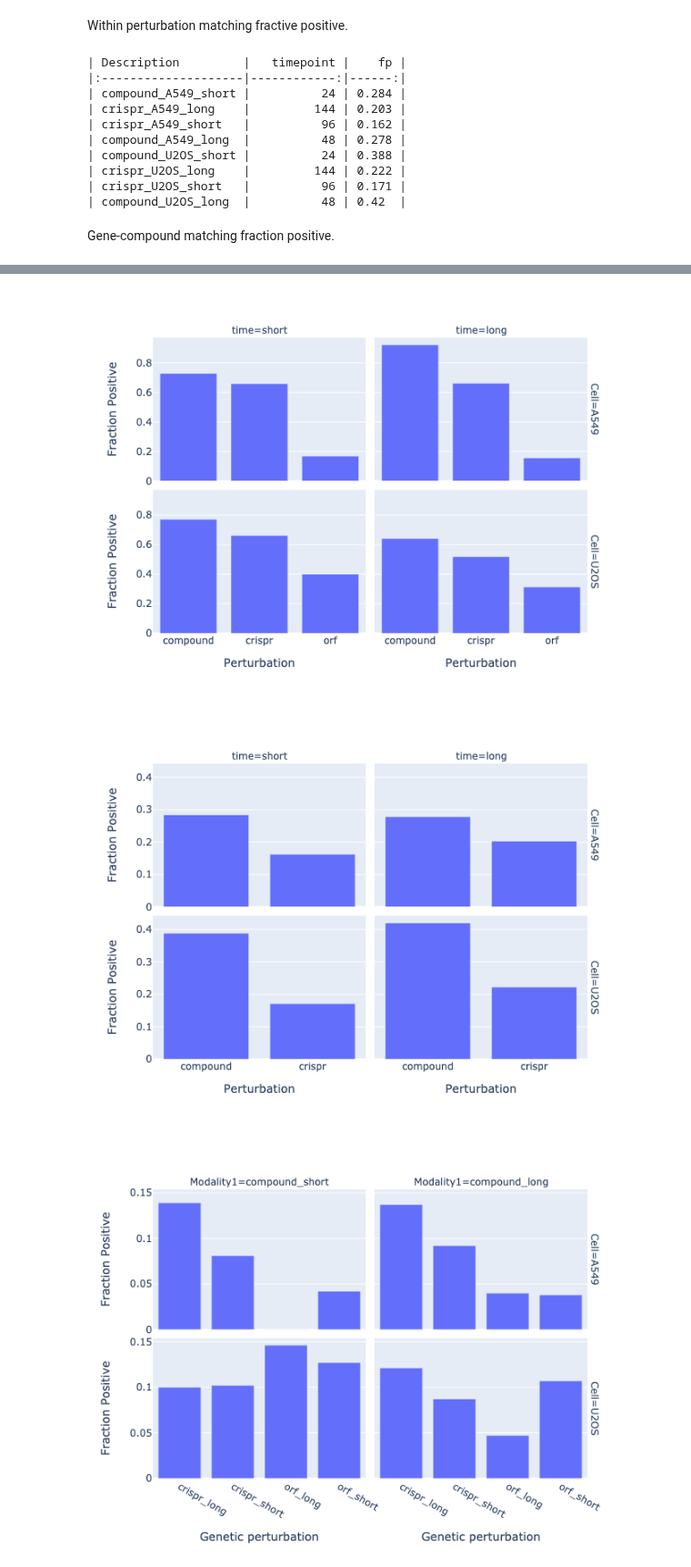
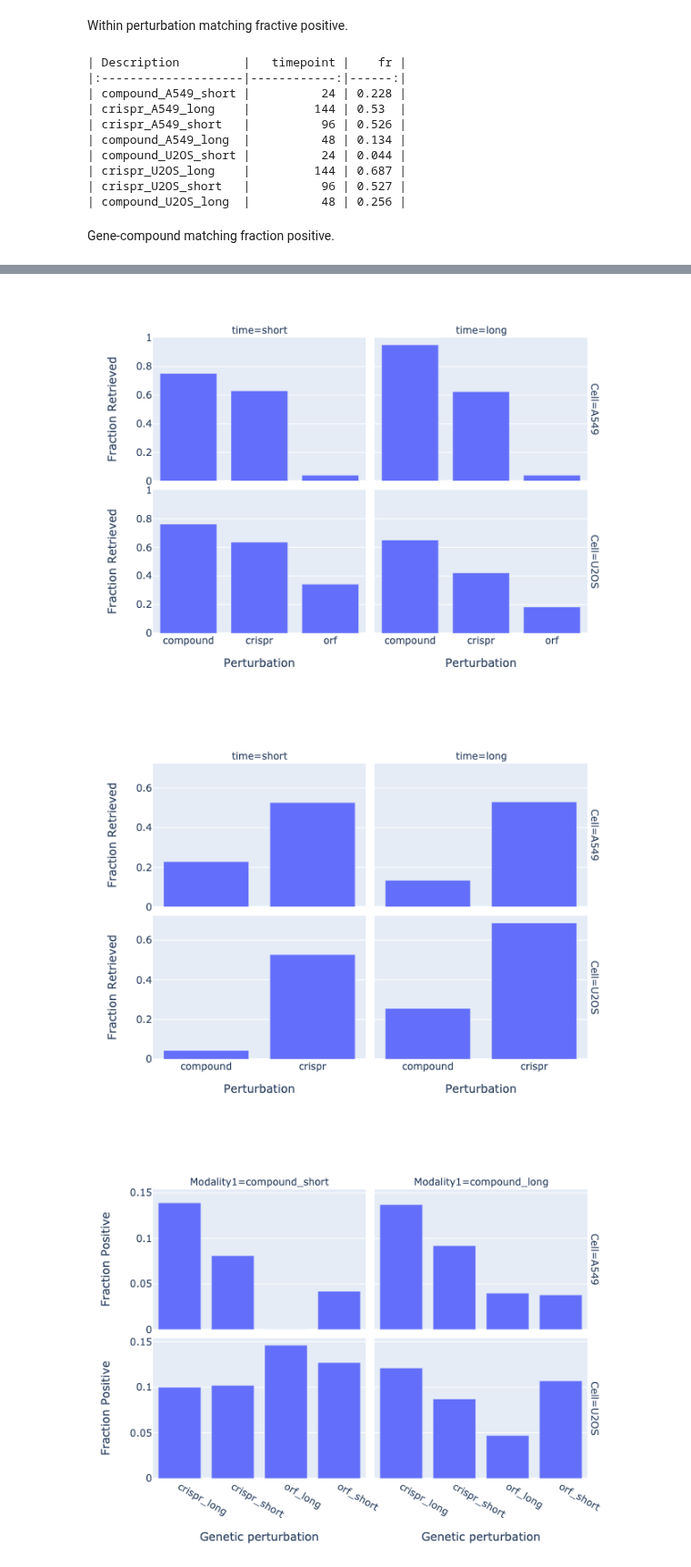
Before and after one commit to jump-cellpainting/2024_Chandrasekaran_NatureMethods, a Jupyter notebook: benchmark/1.calculate-map-cp.ipynb, the cells around one changed output, grey strips where cells are left out. Shown at 91% size. Drawn from its saved outputs; the diff is of its cells as text; code cells hidden in the pictures.

```diff
--- a/benchmark/1.calculate-map-cp.ipynb
+++ b/benchmark/1.calculate-map-cp.ipynb
@@ -15,14 +14,16 @@ In this notebook, we calculate the mAP for perturbation detection and perturbati
 All compound, ORF and CRISPR plates from the `2020_11_04_CPJUMP1` batch are read, except for those with cell seeding density other than 1000 (100%) and compound plates with antibiotics (Puromycin/Blasticidin) added. Additional annotations for the compounds are also read.
 # %%
 replicability_map_df = pd.DataFrame()
-replicability_fp_df = pd.DataFrame()
+replicability_fr_df = pd.DataFrame()
 matching_map_df = pd.DataFrame()
-matching_fp_df = pd.DataFrame()
+matching_fr_df = pd.DataFrame()
 gene_compound_matching_map_df = pd.DataFrame()
-gene_compound_matching_fp_df = pd.DataFrame()
+gene_compound_matching_fr_df = pd.DataFrame()
 
 replicate_feature = "Metadata_broad_sample"
 batch = "2020_11_04_CPJUMP1"
+batch_size = 100000
+null_size = 20000
 
 experiment_df = (
     pd.read_csv("output/experiment-metadata.tsv", sep="\t")
@@ -424,18 +435,18 @@ print(
 # %% [markdown]
 Within perturbation matching fractive positive.
 # %%
-print(matching_fp_df[["Description", "timepoint", "fp"]].to_markdown(index=False))
+print(matching_fr_df[["Description", "timepoint", "fr"]].to_markdown(index=False))
 # %% [output]
-| Description         |   timepoint |    fp |
+| Description         |   timepoint |    fr |
 |:--------------------|------------:|------:|
-| compound_A549_short |          24 | 0.284 |
-| crispr_A549_long    |         144 | 0.203 |
-| crispr_A549_short   |          96 | 0.162 |
-| compound_A549_long  |          48 | 0.278 |
-| compound_U2OS_short |          24 | 0.388 |
-| crispr_U2OS_long    |         144 | 0.222 |
-| crispr_U2OS_short   |          96 | 0.171 |
-| compound_U2OS_long  |          48 | 0.42  |
+| compound_A549_short |          24 | 0.228 |
+| crispr_A549_long    |         144 | 0.53  |
+| crispr_A549_short   |          96 | 0.526 |
+| compound_A549_long  |          48 | 0.134 |
+| compound_U2OS_short |          24 | 0.044 |
+| crispr_U2OS_long    |         144 | 0.687 |
+| crispr_U2OS_short   |          96 | 0.527 |
+| compound_U2OS_long  |          48 | 0.256 |
 # %% [markdown]
 Gene-compound matching fraction positive.
 # %%
@@ -465,44 +476,44 @@ print(
 | compound_U2OS_long-orf_U2OS_long      | U2OS   | 0.047 |
 # %%
 fig = px.bar(
-    data_frame=replicability_fp_df,
+    data_frame=replicability_fr_df,
     x="Modality",
-    y="fp",
+    y="fr",
     facet_row="Cell",
     facet_col="time",
 )
 fig.update_layout(
     xaxis1=dict(title="Perturbation"),
     xaxis2=dict(title="Perturbation"),
-    yaxis1=dict(title="Fraction Positive"),
-    yaxis3=dict(title="Fraction Positive"),
+    yaxis1=dict(title="Fraction Retrieved"),
+    yaxis3=dict(title="Fraction Retrieved"),
 )
 fig.show("png")
 fig.write_image(
     f"figures/1.CellProfiler_replicability_fp.png", width=640, height=480, scale=2
 )
 # %% [output]
-[figure, old version]
+[figure, new version]
 # %%
 fig = px.bar(
-    data_frame=matching_fp_df,
+    data_frame=matching_fr_df,
     x="Modality",
-    y="fp",
+    y="fr",
     facet_row="Cell",
     facet_col="time",
 )
 fig.update_layout(
     xaxis1=dict(title="Perturbation"),
     xaxis2=dict(title="Perturbation"),
-    yaxis1=dict(title="Fraction Positive"),
-    yaxis3=dict(title="Fraction Positive"),
+    yaxis1=dict(title="Fraction Retrieved"),
+    yaxis3=dict(title="Fraction Retrieved"),
 )
 fig.show("png")
 fig.write_image(
     f"figures/1.CellProfiler_matching_fp.png", width=640, height=480, scale=2
 )
 # %% [output]
-[figure, old version]
+[figure, new version]
 # %%
 fig = px.bar(
     gene_compound_matching_fp_df,
```
Also changed, not shown: parts of 5 cells of this notebook, 3 other files.
